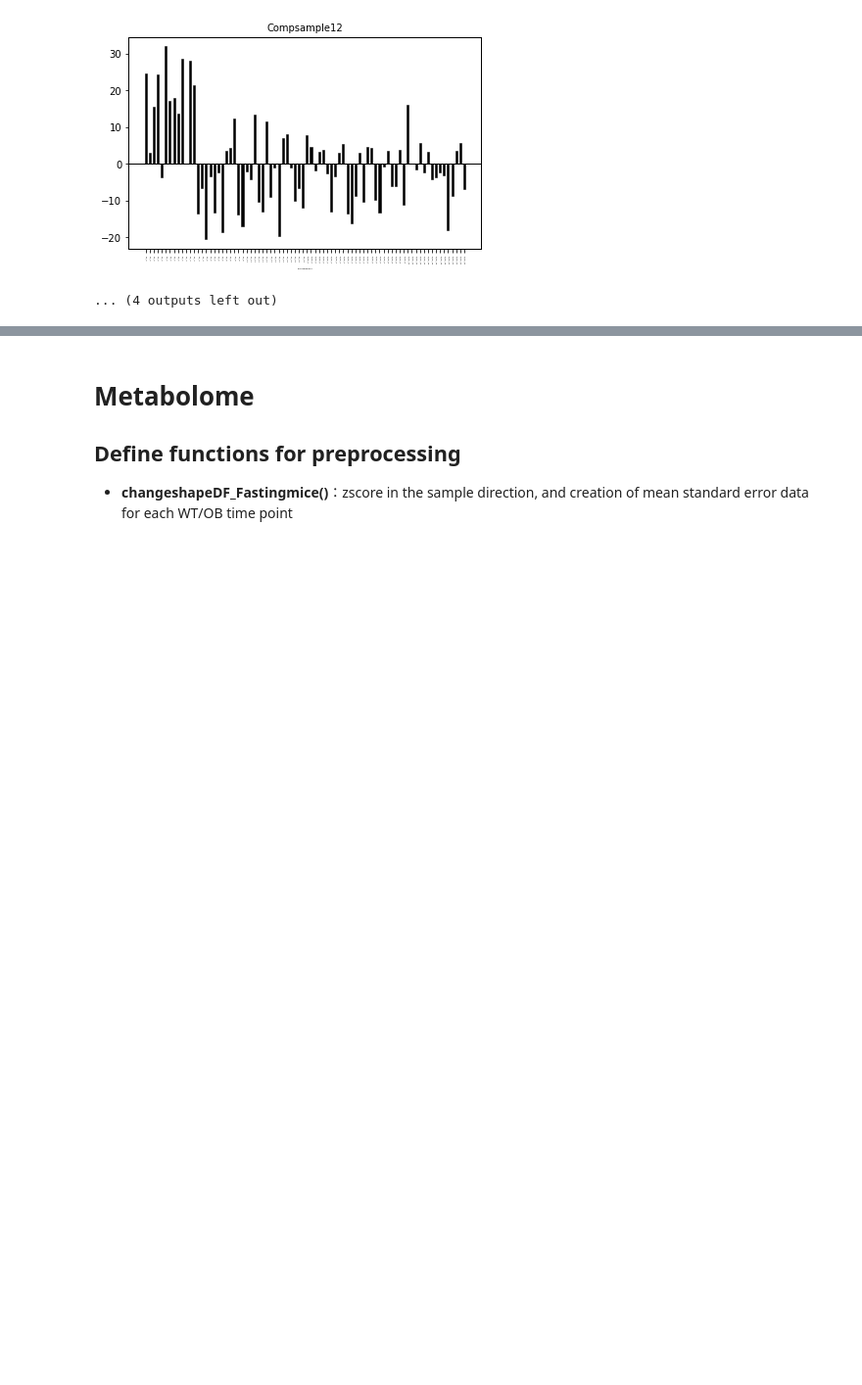
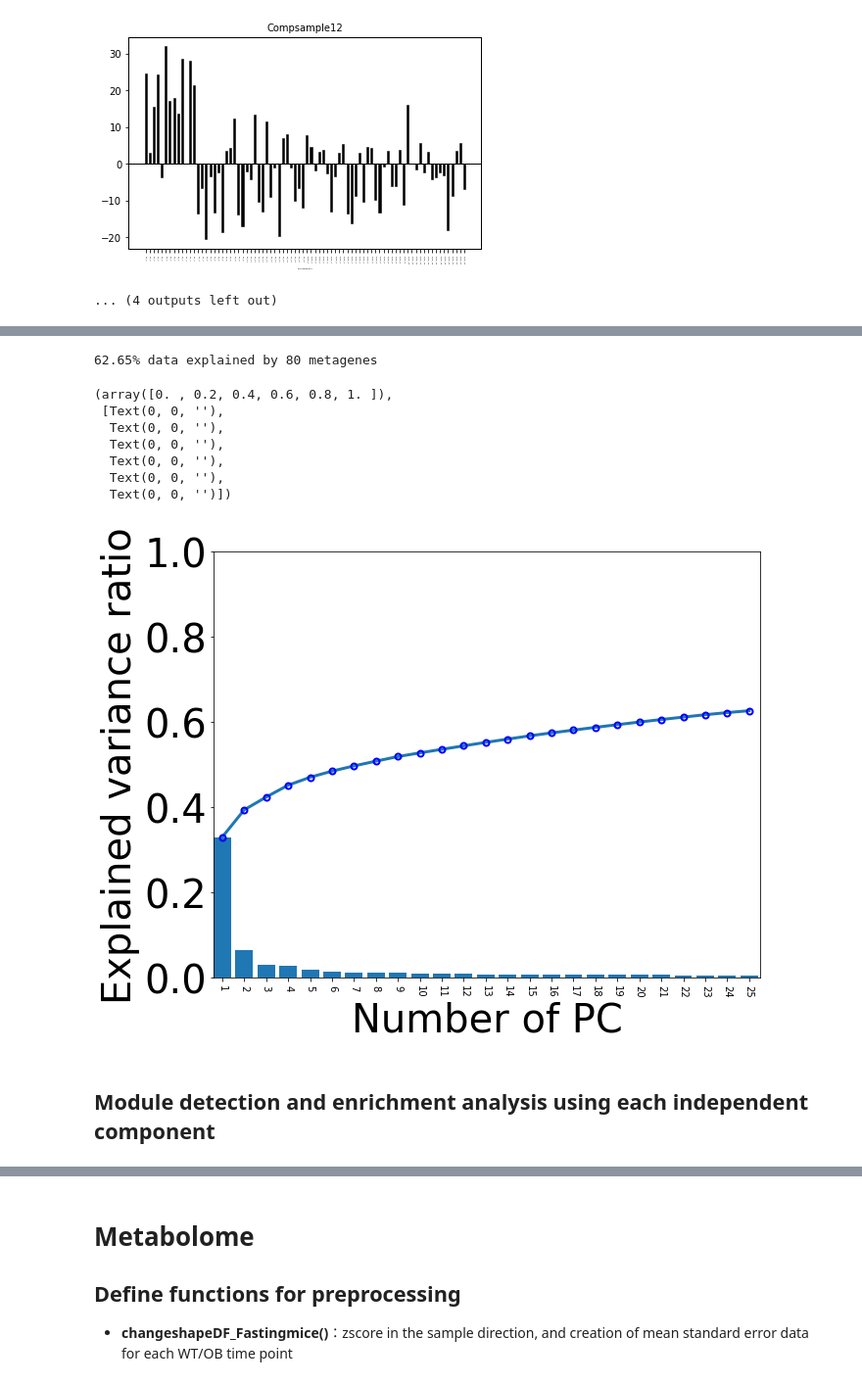
Before and after one commit to sfujita0601/ICA, a Jupyter notebook: notebooks/Main.ipynb, the cells around one changed output, grey strips where cells are left out. Shown at 98% size. Cells and saved outputs as stored; diff of their text form; code cells hidden in the pictures; blank space fills up the shorter version.

Commit message:
Add Proteome analysis to main

```diff
--- a/notebooks/Main.ipynb
+++ b/notebooks/Main.ipynb
@@ -283,0 +340,4 @@ Scheffe_qvalues_WTOB
+# %%
+    metagenes, metasamples, ICAexplain = ICAClss.ICAsort(NormalizedLiverProtDF, W, S)
+    #metagenes.to_excel(save_dir+'MolScore.xlsx')
+    #metasamples.to_excel(save_dir+'SampleScore.xlsx')
@@ -283,0 +368,17 @@ Scheffe_qvalues_WTOB
+# %%
+    print("{:.2%}".format(sum(ICAexplain)) + " data explained by " + str(k) + " metagenes")
+    fig = plt.figure(figsize=(10,8))
+    ICAProtClss.plotPCACovRatio(ICAexplain)
+    plt.xticks(size='10',rotation=270);plt.yticks(size='40')
+# %% [output]
+62.65% data explained by 80 metagenes
+(array([0. , 0.2, 0.4, 0.6, 0.8, 1. ]),
+ [Text(0, 0, ''),
+  Text(0, 0, ''),
+  Text(0, 0, ''),
+  Text(0, 0, ''),
+  Text(0, 0, ''),
+  Text(0, 0, '')])
+[figure, added]
+# %% [markdown]
+  ## Module detection and enrichment analysis using each independent component
```
Also changed, not shown: parts of 20 cells of this notebook, 1 other file.
